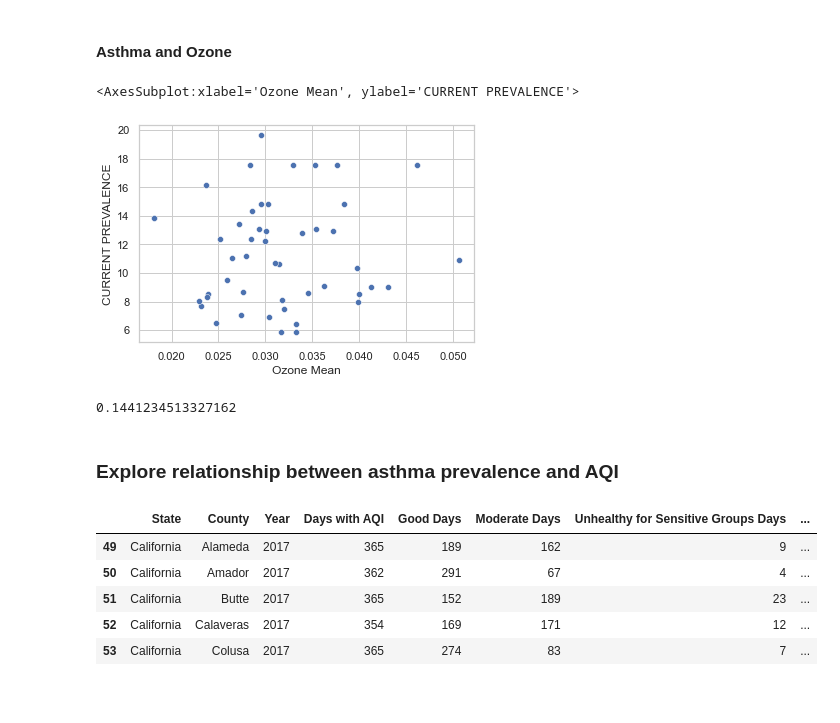
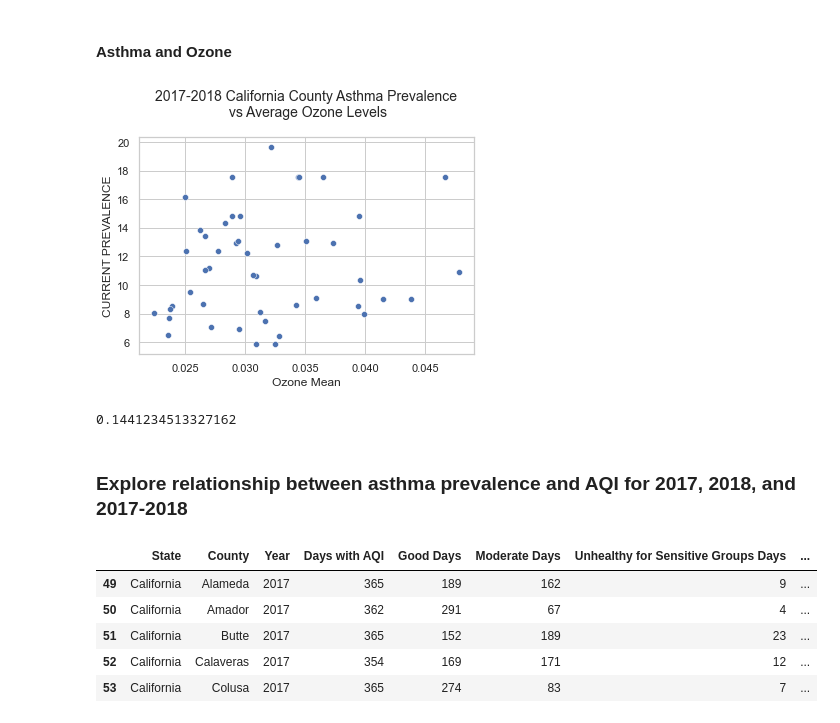
Before and after one commit to mjlaw/FIT_capstone, a Jupyter notebook: Jupyter_notebooks/Air Quality and Asthma part3.ipynb, the cells around one changed output. Drawn from its saved outputs; the diff is of its cells as text; code cells hidden in the pictures; blank space fills up the shorter version.

```diff
--- a/Jupyter_notebooks/Air Quality and Asthma part3.ipynb
+++ b/Jupyter_notebooks/Air Quality and Asthma part3.ipynb
@@ -652,9 +674,10 @@ calAsthmaOzone = ozoneCaliforniaCombinedCountydf.merge(asthmaCalFinal, left_on=o
                            right_on=asthmaCalFinal['COUNTY'], how='left')
 # %%
 sns.scatterplot(x='Ozone Mean', y='CURRENT PREVALENCE', data=calAsthmaOzone)
+plt.title('2017-2018 California County Asthma Prevalence\n vs Average Ozone Levels', pad=20, fontsize=14)
+plt.savefig('AQAsthma3_scatterozCal.png', bbox_inches='tight')
 # %% [output]
-<AxesSubplot:xlabel='Ozone Mean', ylabel='CURRENT PREVALENCE'>
-[figure, old version]
+[figure, new version]
 # %%
 plt.close()
 # %%
@@ -664,7 +687,7 @@ corrCalAsthmaOzone
 # %% [output]
 0.1441234513327162
 # %% [markdown]
-### Explore relationship between asthma prevalence and AQI
+### Explore relationship between asthma prevalence and AQI for 2017, 2018, and 2017-2018
 # %%
 AQI2017California.head()
 # %% [output]
```
Also changed, not shown: parts of 42 cells of this notebook, 1 other file.
